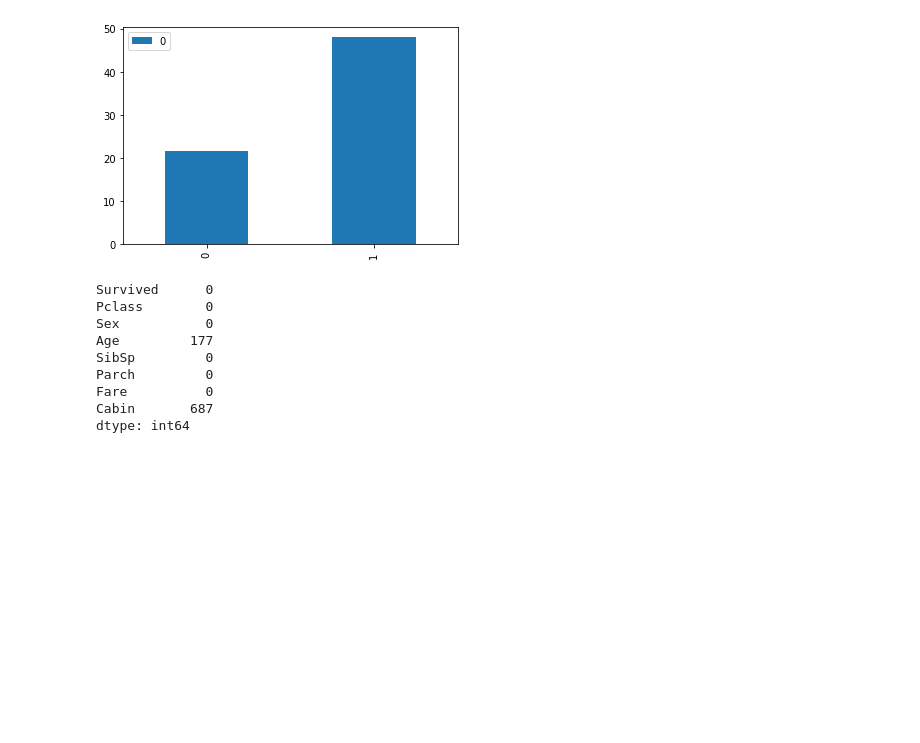
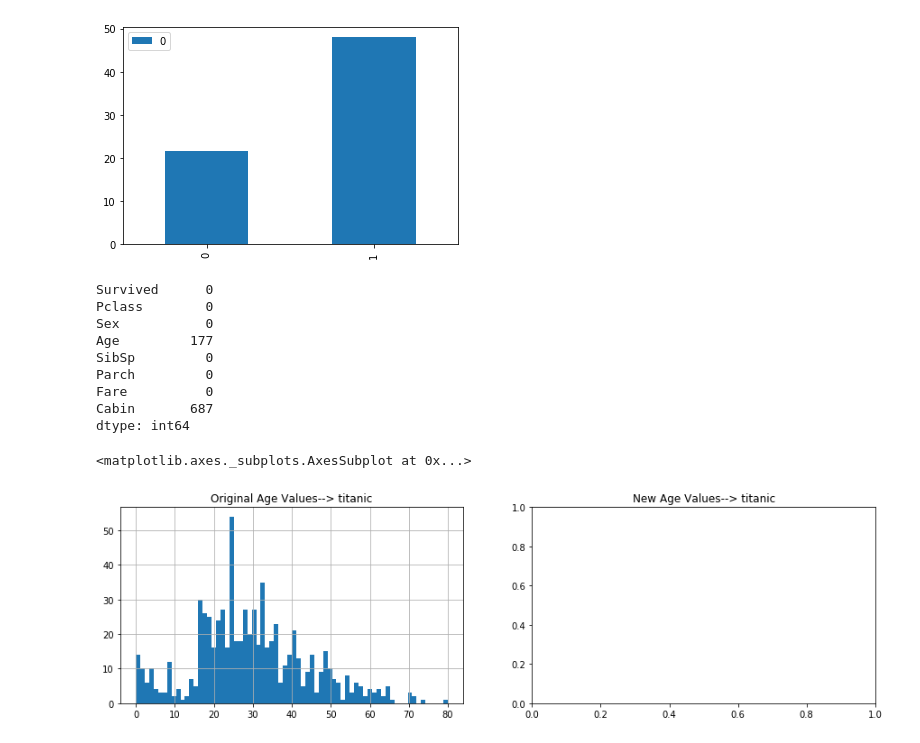
Before and after one commit to innovator-arjun/Titanic-Survival-Prediction, a Jupyter notebook: Updated Titanic Survival.ipynb, the cells around one changed output. Cells and saved outputs as stored; diff of their text form; code cells hidden in the pictures; blank space fills up the shorter version.

```diff
--- a/Updated Titanic Survival.ipynb
+++ b/Updated Titanic Survival.ipynb
@@ -618,3 +618,24 @@ Parch         0
 Fare          0
 Cabin       687
 dtype: int64
+# %%
+fig,(axis1,axis2)=plt.subplots(1,2,figsize=(15,4))
+axis1.set_title('Original Age Values--> titanic')
+axis2.set_title('New Age Values--> titanic')
+
+average_age=train.Age.mean()
+std_age_titanic=train.Age.std()
+count_nan=train.Age.isnull().sum()
+
+rand_1=np.random.randint(average_age-std_age_titanic,average_age+std_age_titanic,size=count_nan)
+
+
+
+train['Age'].dropna().astype(int).hist(bins=70,ax=axis1)
+
+train['Age'][np.isnan(train['Age'])]=rand_1
+
+train['Age']=train['Age'].
+# %% [output]
+<matplotlib.axes._subplots.AxesSubplot at 0x...>
+[figure, added]
```
